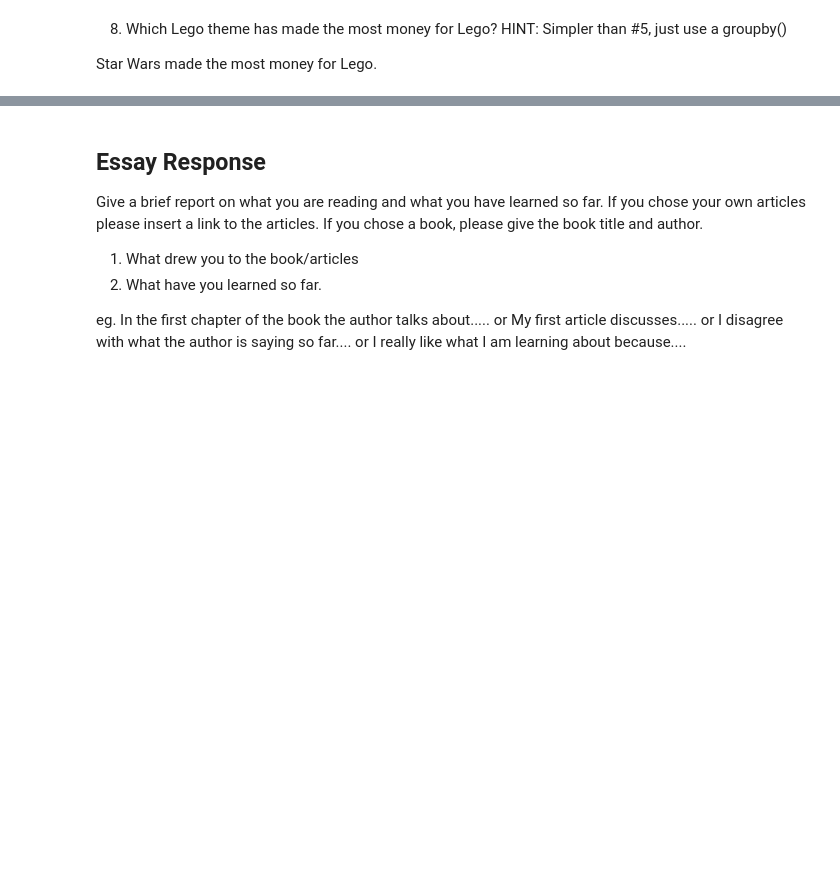
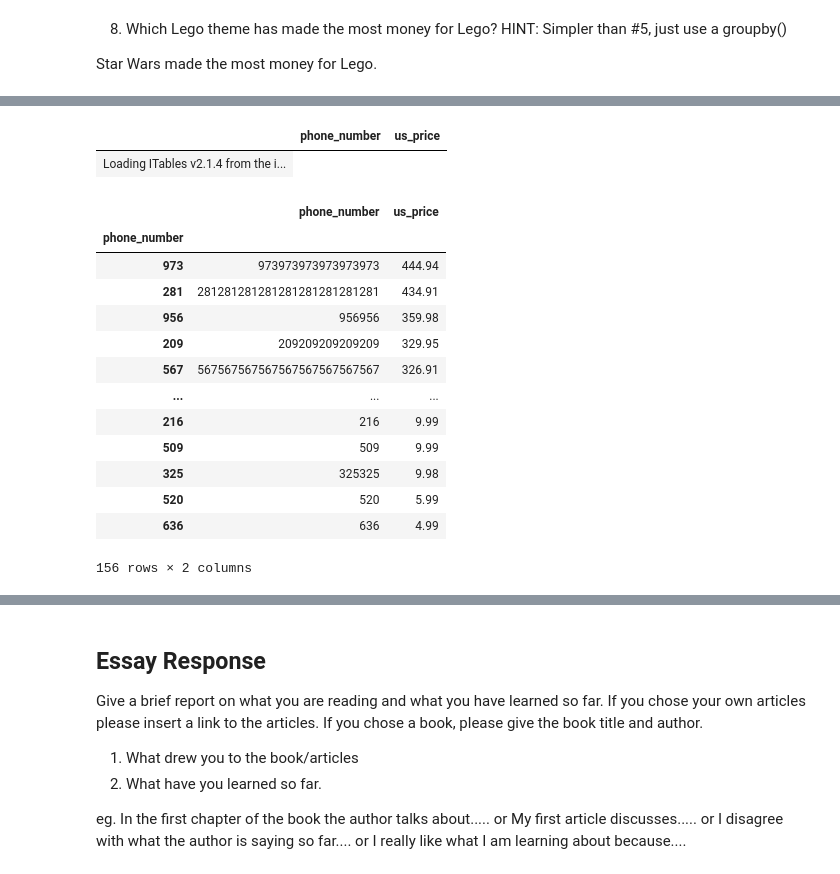
Before and after one commit to sophiamagcale/Day11, a Jupyter notebook: Day11-HW.ipynb, the cells around one changed output, grey strips where cells are left out. Cells and saved outputs as stored; diff of their text form; code cells hidden in the pictures; blank space fills up the shorter version.

```diff
--- a/Day11-HW.ipynb
+++ b/Day11-HW.ipynb
@@ -556,0 +552,24 @@ AttributeError: 'float' object has no attribute 'split'
+# %%
+columns9 = ['phone_number','us_price']
+DF_areacode = DF_9[columns9]
+show(DF_areacode)
+# %% [output]
+|  | phone_number | us_price |
+| Loading ITables v2.1.4 from the i... |
+# %%
+DF_areacode.groupby(by=['phone_number'])[columns9].sum().sort_values('us_price', ascending=False)
+# %% [output]
+|  | phone_number | us_price |
+| phone_number |  |  |
+| 973 | 973973973973973973 | 444.94 |
+| 281 | 281281281281281281281281281 | 434.91 |
+| 956 | 956956 | 359.98 |
+| 209 | 209209209209209 | 329.95 |
+| 567 | 567567567567567567567567567 | 326.91 |
+| ... | ... | ... |
+| 216 | 216 | 9.99 |
+| 509 | 509 | 9.99 |
+| 325 | 325325 | 9.98 |
+| 520 | 520 | 5.99 |
+| 636 | 636 | 4.99 |
+156 rows × 2 columns
```
Also changed, not shown: parts of 12 cells of this notebook.
